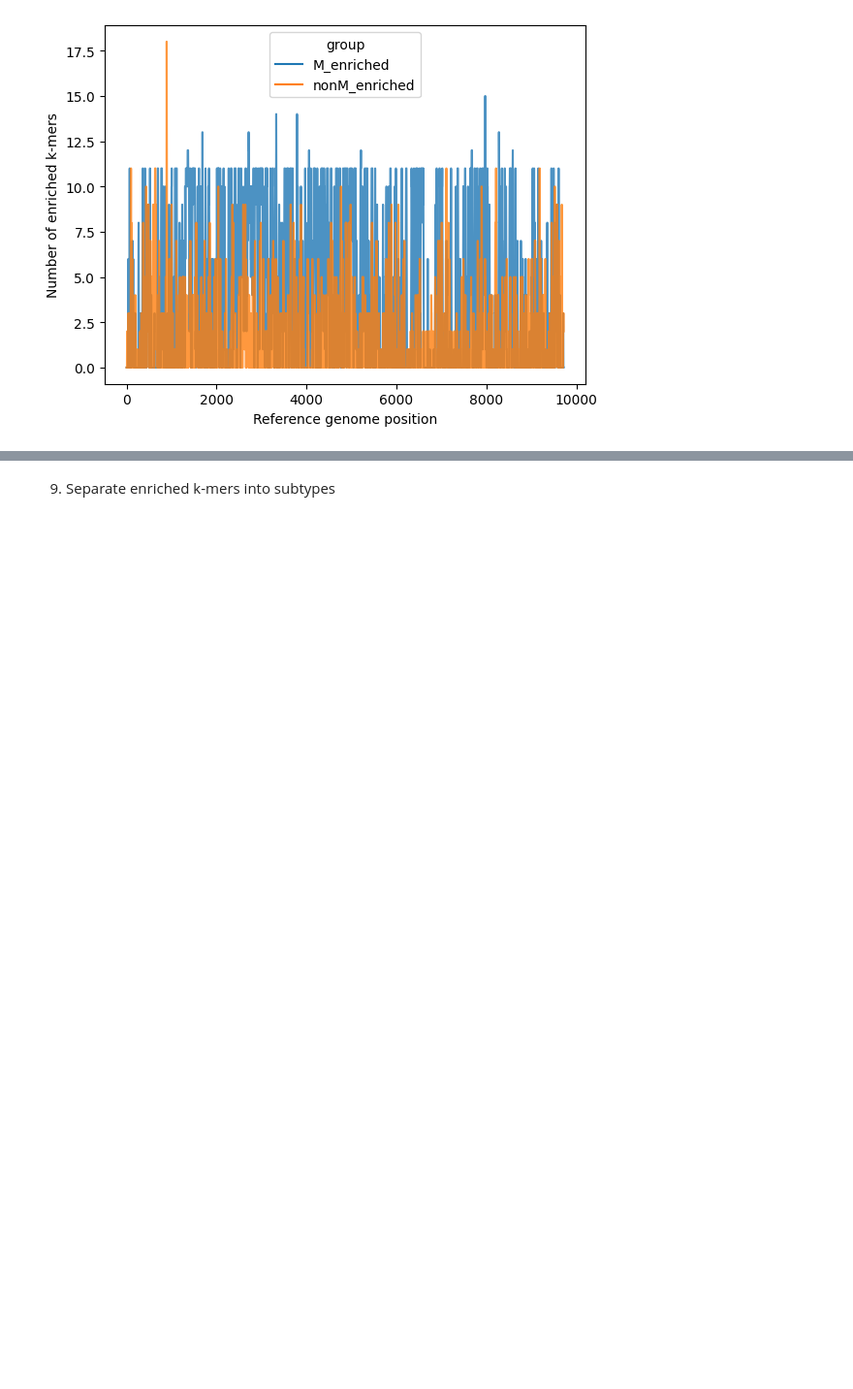
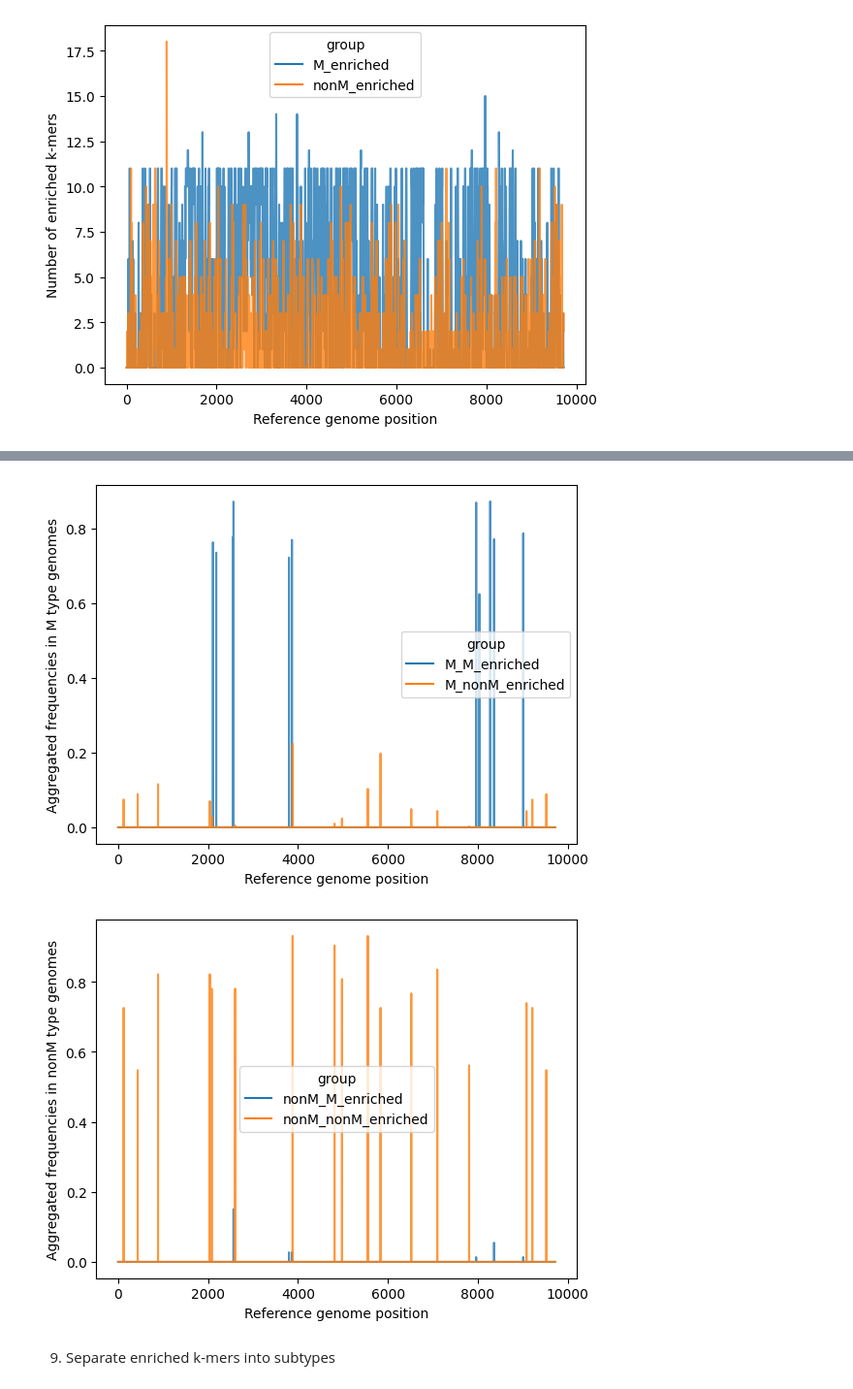
Before and after one commit to wis-janusz/PORT-EK2, a Jupyter notebook: notebooks/HIV_analysis_scenario_4.ipynb, the cells around one changed output, grey strips where cells are left out. Shown: that part at 97% size. Saved outputs shown, nothing was run; the diff lists cells and outputs as text; code cells hidden in the pictures; blank space fills up the shorter version.

```diff
--- a/notebooks/HIV_analysis_scenario_4.ipynb
+++ b/notebooks/HIV_analysis_scenario_4.ipynb
@@ -421,7 +428,10 @@ for kmer in enriched_kmer_matrix.index:
                 else:
                     for i in range(k):
                         mut_pos_0 = aln.indices[0][0]-aln.indices[1][0]+i
-                        ref_nuc = ref_seq[mut_pos_0]
+                        try:
+                            ref_nuc = ref_seq[mut_pos_0]
+                        except:
+                            continue
                         kmer_nuc = kmer[i]
                         mut_pos = mut_pos_0+1
                         if ref_nuc != kmer_nuc:
@@ -437,8 +447,7 @@ for kmer in enriched_kmer_matrix.index:
 enriched_kmer_matrix["n_pos"] = n_pos
 enriched_kmer_matrix["ref_pos"] = ref_pos
 enriched_kmer_matrix["matches"] = matches
-enriched_kmer_matrix["genes"] = enriched_kmer_matrix["ref_pos"].apply(assign_gene, args=[HIV_GENES])
+enriched_kmer_matrix["genes"] = enriched_kmer_matrix["ref_pos"].apply(assign_gene_from_interval, args=[HIV_GENES])
 enriched_kmer_stat_matrix = enriched_kmer_matrix.drop(sample_list, axis=1)
-enriched_kmer_stat_matrix.to_csv(f"../output/HIV/subB/aligned_enriched_{k}mer_stat_matrix.csv")
 
 mutations = {mut:kmers for mut, kmers in mutations.items() if len(kmers) > k//2 and len(set(kmers.values())) == 1}
@@ -473,3 +454,15 @@ query             0 ACACTCAGGGA   11
+# %%
+mutations_id = list(mutations.keys())
+mutations_ref_nuc = [mutid[0] for mutid in mutations_id]
+mutations_mut_nuc = [mutid[-1] for mutid in mutations_id]
+mutations_ref_pos = [int(mutid[1:-1]) for mutid in mutations_id]
+mutations_groups = [list(mutations[mutid].values())[0] for mutid in mutations_id]
+mutations_kmres = [list(mutations[mutid].keys()) for mutid in mutations_id]
+mut_df = pd.DataFrame({"ref_nuc":mutations_ref_nuc, "ref_pos":mutations_ref_pos, "mut_nuc":mutations_mut_nuc, "group":mutations_groups,"kmers":mutations_kmres}, index=mutations_id).sort_values("ref_pos")
+for group in SAMPLE_GROUPS:
+    mut_df[f"{group}_agg_freq"] = mut_df["kmers"].apply(portek.calc_agg_freq, args=(group_sample_idx[group], enriched_kmer_matrix))
+mut_df["genes"] = mut_df["ref_pos"].apply(lambda pos: assign_gene_from_position(pos, HIV_GENES))
+mut_df.to_csv(f"../output/HIV/scenario4/enriched_mutations_variant2.csv")
 # %%
 kmer_coverage = pd.DataFrame(0, index=pd.RangeIndex(1,len(ref_seq)), columns=["M_enriched", "nonM_enriched"])
 
@@ -510,3 +501,35 @@ plt.savefig(f"../output/HIV/scenario4/enriched_{k}mer_map_distr.svg", format="sv
 [figure]
+# %%
+mut_coverage = pd.DataFrame(0, index=pd.RangeIndex(1,len(ref_seq)), columns=["M_M_enriched", "M_nonM_enriched", "nonM_M_enriched","nonM_nonM_enriched"])
+for group in SAMPLE_GROUPS:
+    for mutation in mut_df.index:
+        mut_group = mut_df.loc[mutation, "group"]
+        position = mut_df.loc[mutation, "ref_pos"]
+        mut_coverage.loc[position, f"{group}_{mut_group}"] += mut_df.loc[mutation, f"{group}_agg_freq"]
+
+M_mut_coverage_long = pd.melt(mut_coverage.iloc[:,:2], ignore_index=False, var_name="group")
+
+fig, ax = plt.subplots()
+sns.lineplot(data = M_mut_coverage_long, x=M_mut_coverage_long.index, y="value", hue="group")
+ax.set_xlabel("Reference genome position")
+ax.set_ylabel("Aggregated frequencies in M type genomes")
+for line in ax.lines:
+    line.set_alpha(0.8)
+
+plt.savefig(f"../output/HIV/scenario4/mutaions_in_M_variant2.svg", format="svg", dpi=600)
+
+nonM_mut_coverage_long = pd.melt(mut_coverage.iloc[:,2:], ignore_index=False, var_name="group")
+
+fig, ax = plt.subplots()
+sns.lineplot(data = nonM_mut_coverage_long, x=nonM_mut_coverage_long.index, y="value", hue="group")
+ax.set_xlabel("Reference genome position")
+ax.set_ylabel("Aggregated frequencies in nonM type genomes")
+for line in ax.lines:
+    line.set_alpha(0.8)
+
+plt.savefig(f"../output/HIV/scenario4/mutaions_in_nonM_variant2.svg", format="svg", dpi=600)
+# %% [output]
+[figure, added]
+[figure, added]
 # %% [markdown]
 9. Separate enriched k-mers into subtypes
```
Also changed, not shown: parts of 8 cells of this notebook, 1 other file.
